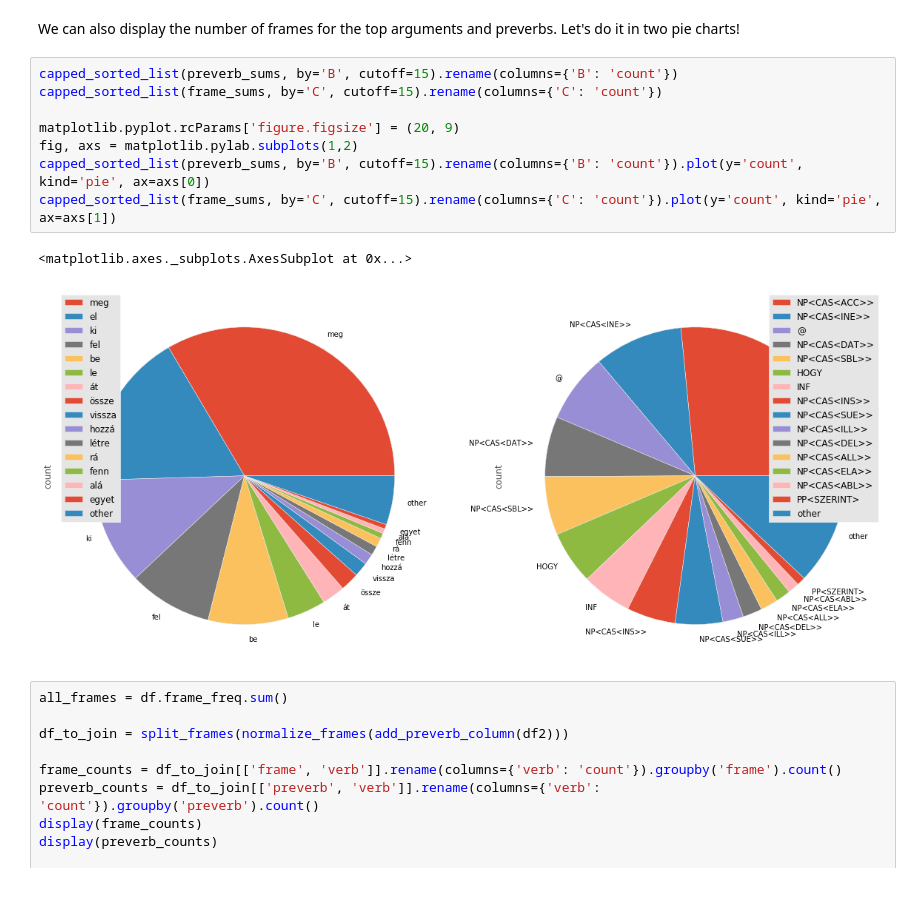
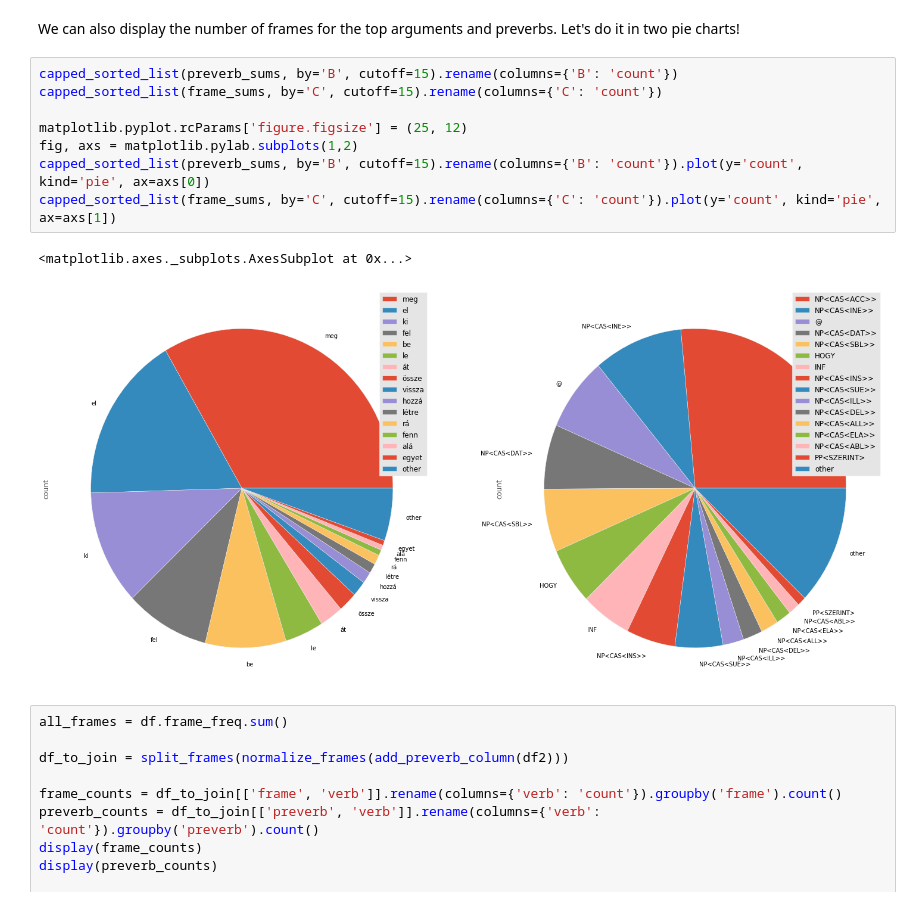
Before and after one commit to DavidNemeskey/Tade-corpus-tools, a Jupyter notebook: notebooks/significant_arguments.ipynb, the cells around one changed output. Drawn from its saved outputs; the diff is of its cells as text.

Commit message:
Changed the plot size.

```diff
--- a/notebooks/significant_arguments.ipynb
+++ b/notebooks/significant_arguments.ipynb
@@ -225,14 +225,14 @@ We can also display the number of frames for the top arguments and preverbs. Let
 # %%
 capped_sorted_list(preverb_sums, by='B', cutoff=15).rename(columns={'B': 'count'})
 capped_sorted_list(frame_sums, by='C', cutoff=15).rename(columns={'C': 'count'})
 
-matplotlib.pyplot.rcParams['figure.figsize'] = (20, 9)
+matplotlib.pyplot.rcParams['figure.figsize'] = (25, 12)
 fig, axs = matplotlib.pylab.subplots(1,2)
 capped_sorted_list(preverb_sums, by='B', cutoff=15).rename(columns={'B': 'count'}).plot(y='count', kind='pie', ax=axs[0])
 capped_sorted_list(frame_sums, by='C', cutoff=15).rename(columns={'C': 'count'}).plot(y='count', kind='pie', ax=axs[1])
 # %% [output]
 <matplotlib.axes._subplots.AxesSubplot at 0x...>
-[figure, old version]
+[figure, new version]
 # %%
 all_frames = df.frame_freq.sum()
 
```
